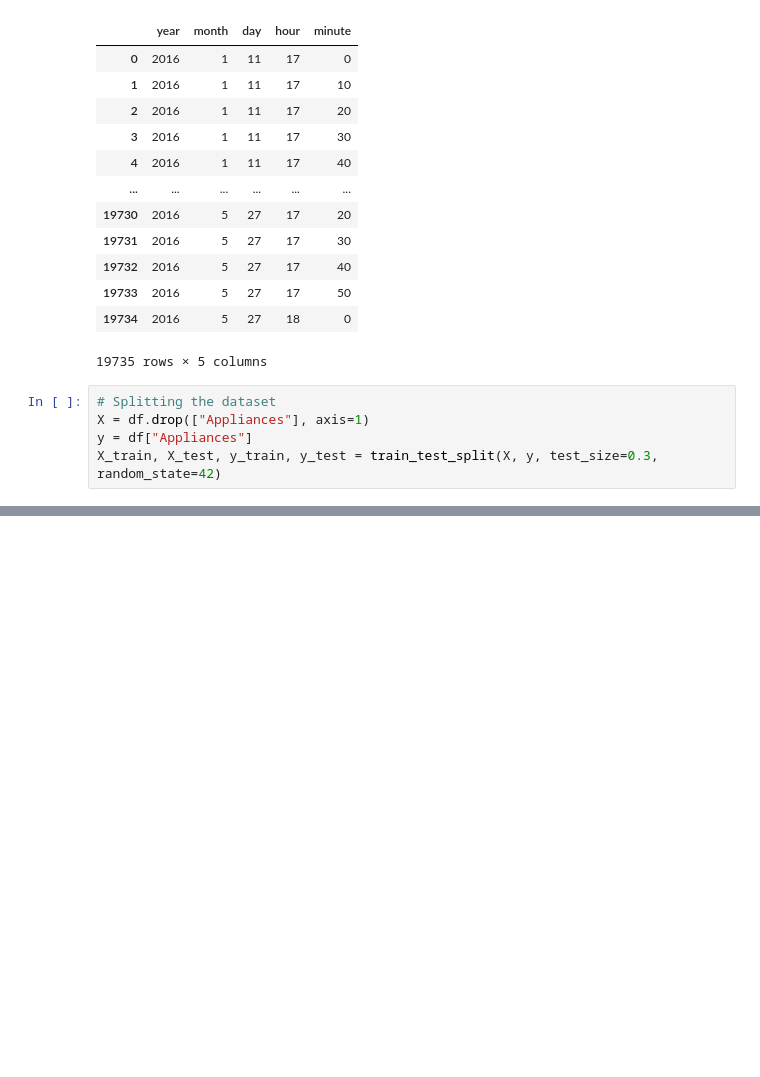
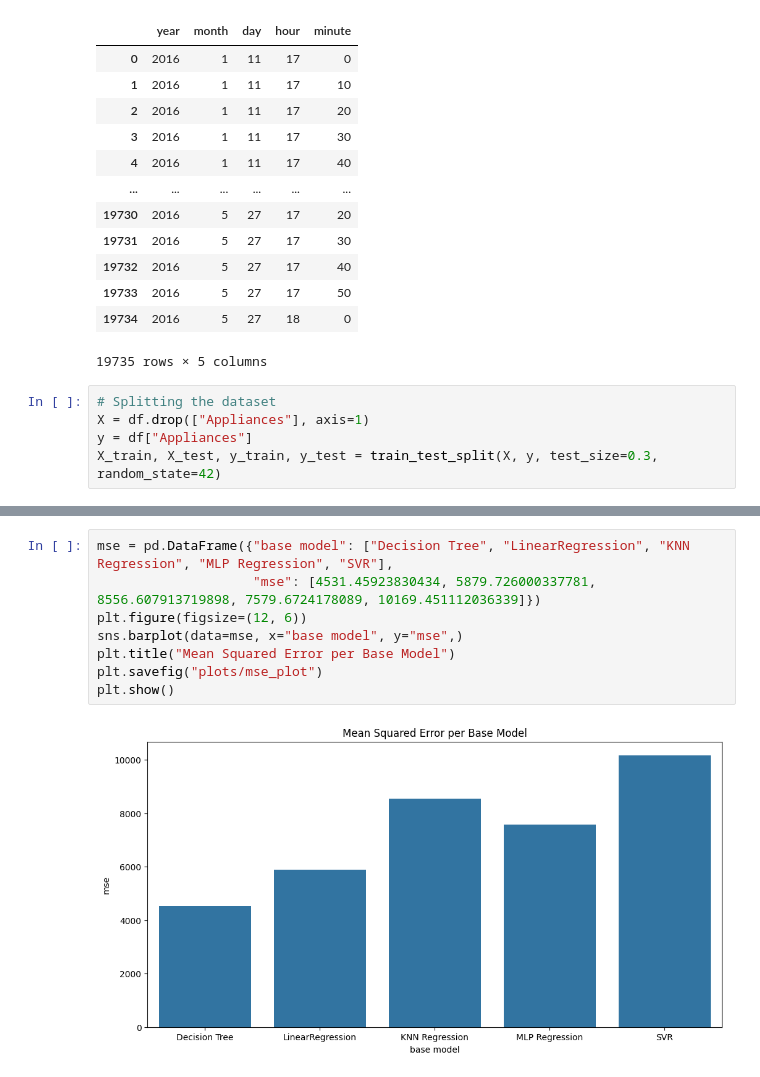
Before and after one commit to va2324/CSC3730-Group3, a Jupyter notebook: bagging.ipynb, the cells around one changed output, grey strips where cells are left out. Drawn from its saved outputs; the diff is of its cells as text; blank space fills up the shorter version.

```diff
--- a/bagging.ipynb
+++ b/bagging.ipynb
@@ -284,0 +380,10 @@ results = pd.DataFrame(
+# %%
+mse = pd.DataFrame({"base model": ["Decision Tree", "LinearRegression", "KNN Regression", "MLP Regression", "SVR"],
+                    "mse": [4531.45923830434, 5879.726000337781, 8556.607913719898, 7579.6724178089, 10169.451112036339]})
+plt.figure(figsize=(12, 6))
+sns.barplot(data=mse, x="base model", y="mse",)
+plt.title("Mean Squared Error per Base Model")
+plt.savefig("plots/mse_plot")
+plt.show()
+# %% [output]
+[figure, added]
```
Also changed, not shown: parts of 14 cells of this notebook, 4 other files.
